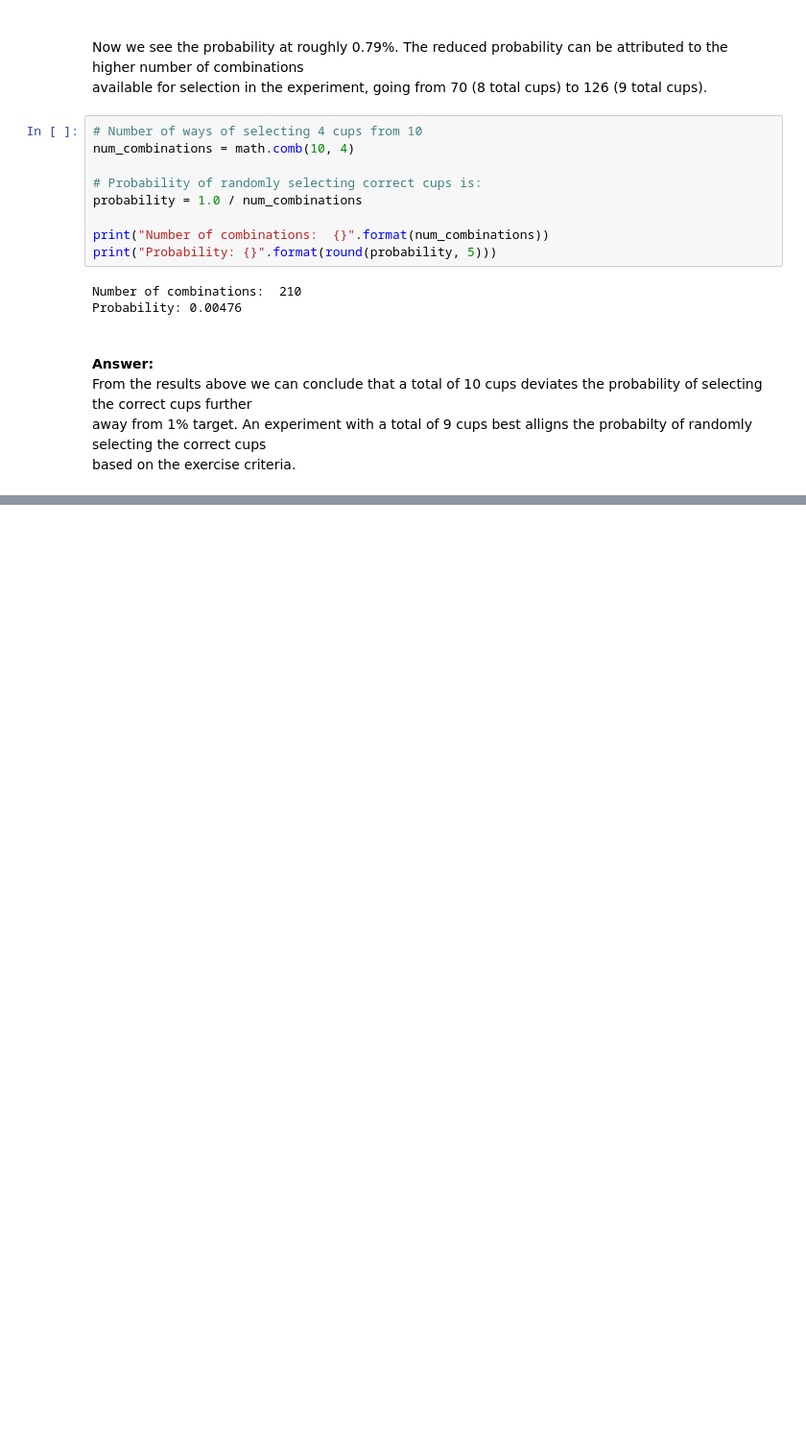
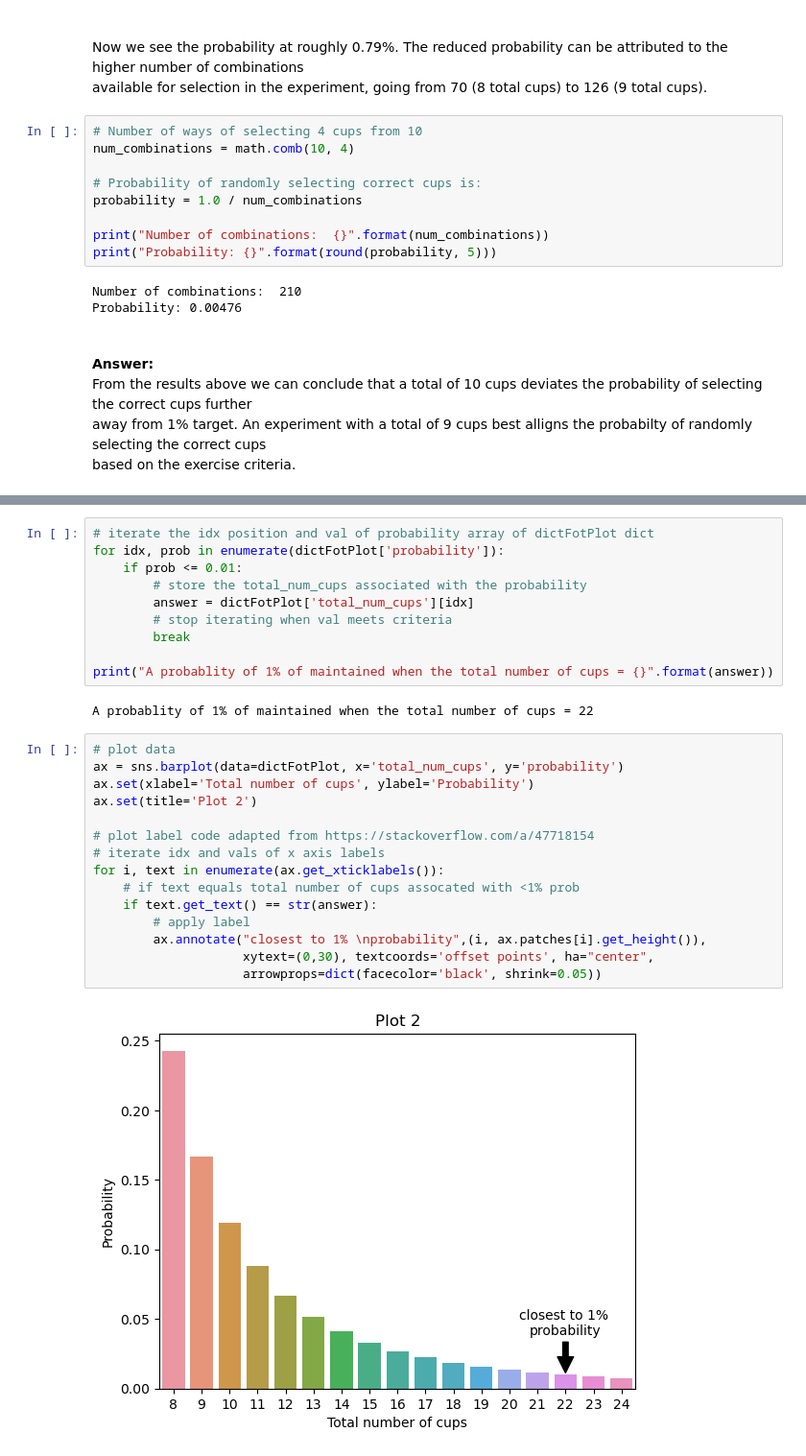
Before and after one commit to CiaranMoran27/machstat-assessment, a Jupyter notebook: practicals/01-statistics-exercises.ipynb, the cells around one changed output, grey strips where cells are left out. Shown: that part at 96% size. Drawn from its saved outputs; the diff is of its cells as text; blank space fills up the shorter version.

```diff
--- a/practicals/01-statistics-exercises.ipynb
+++ b/practicals/01-statistics-exercises.ipynb
@@ -80,0 +160,29 @@ based on the exercise criteria.
+# %%
+# iterate the idx position and val of probability array of dictFotPlot dict
+for idx, prob in enumerate(dictFotPlot['probability']):
+    if prob <= 0.01:
+        # store the total_num_cups associated with the probability
+        answer = dictFotPlot['total_num_cups'][idx]
+        # stop iterating when val meets criteria
+        break
+
+print("A probablity of 1% of maintained when the total number of cups = {}".format(answer))
+# %% [output]
+A probablity of 1% of maintained when the total number of cups = 22
+# %%
+# plot data
+ax = sns.barplot(data=dictFotPlot, x='total_num_cups', y='probability')
+ax.set(xlabel='Total number of cups', ylabel='Probability')
+ax.set(title='Plot 2')
+
+# plot label code adapted from https://stackoverflow.com/a/47718154
+# iterate idx and vals of x axis labels
+for i, text in enumerate(ax.get_xticklabels()):
+    # if text equals total number of cups assocated with <1% prob
+    if text.get_text() == str(answer):
+        # apply label
+        ax.annotate("closest to 1% \nprobability",(i, ax.patches[i].get_height()),
+                    xytext=(0,30), textcoords='offset points', ha="center",
+                    arrowprops=dict(facecolor='black', shrink=0.05))
+# %% [output]
+[figure, added]
```
Also changed, not shown: parts of 8 cells of this notebook.
